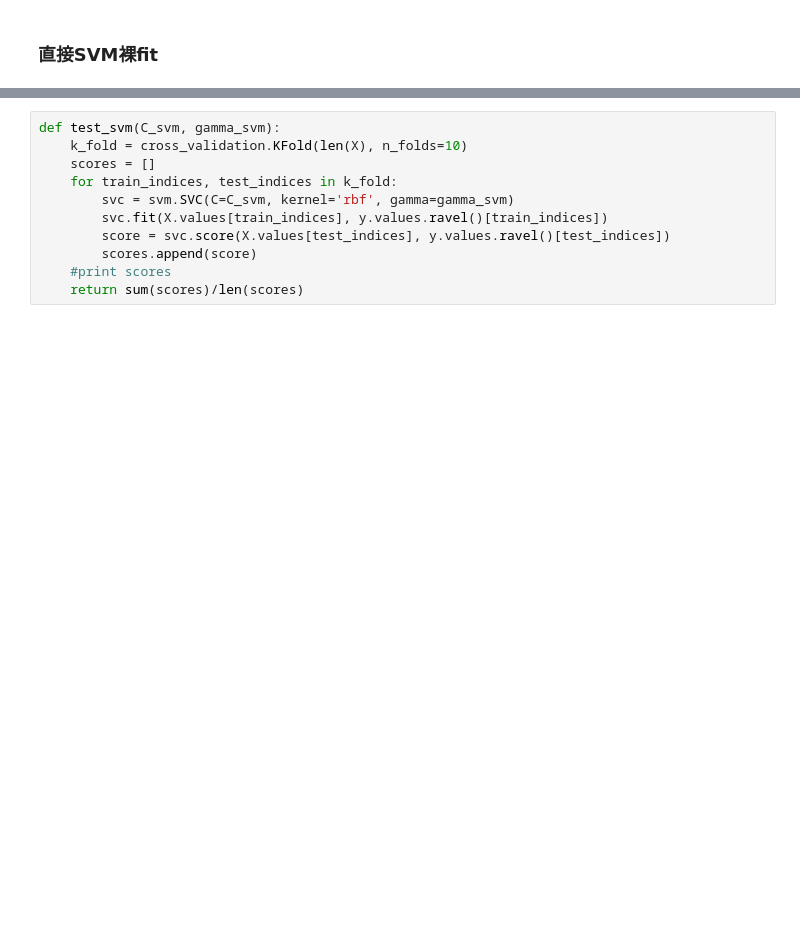
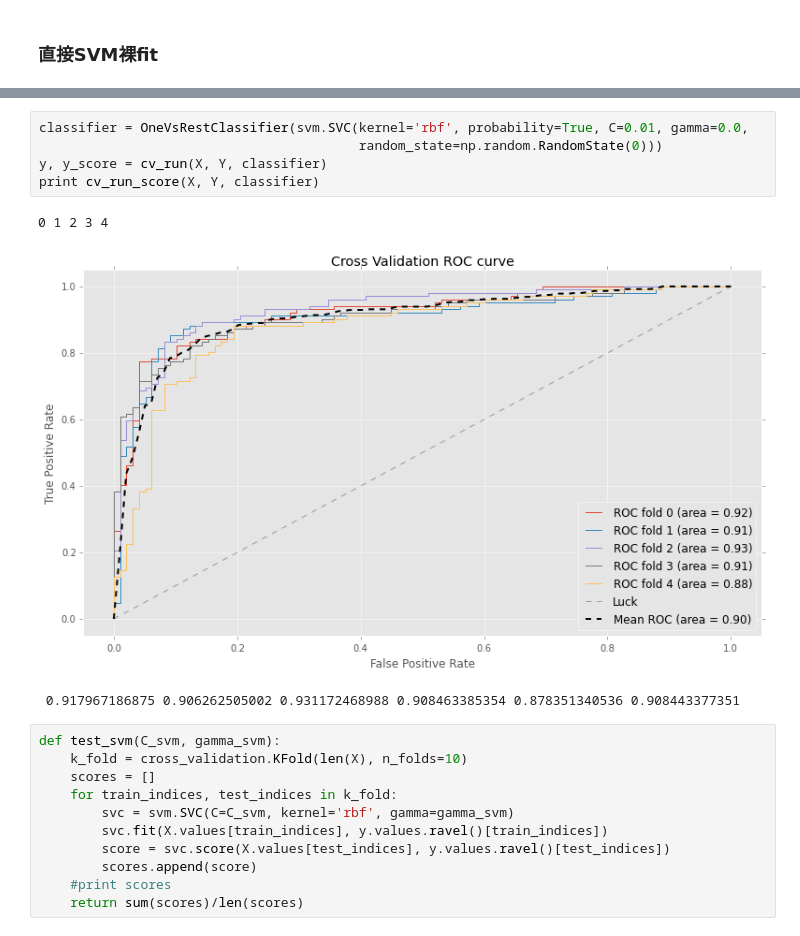
Before and after one commit to flashhack/Kaggle, a Jupyter notebook: DataScienceLondon/London.ipynb, the cells around one changed output, grey strips where cells are left out. Drawn from its saved outputs; the diff is of its cells as text; blank space fills up the shorter version.

```diff
--- a/DataScienceLondon/London.ipynb
+++ b/DataScienceLondon/London.ipynb
@@ -75,3 +225,12 @@ X_corr.head()
+# %%
+classifier = OneVsRestClassifier(svm.SVC(kernel='rbf', probability=True, C=0.01, gamma=0.0,
+                                         random_state=np.random.RandomState(0)))
+y, y_score = cv_run(X, Y, classifier)
+print cv_run_score(X, Y, classifier)
+# %% [output]
+0 1 2 3 4
+[figure, added]
+ 0.917967186875 0.906262505002 0.931172468988 0.908463385354 0.878351340536 0.908443377351
 # %%
 def test_svm(C_svm, gamma_svm):
     k_fold = cross_validation.KFold(len(X), n_folds=10)
```
Also changed, not shown: parts of 27 cells of this notebook, 1 other file.
